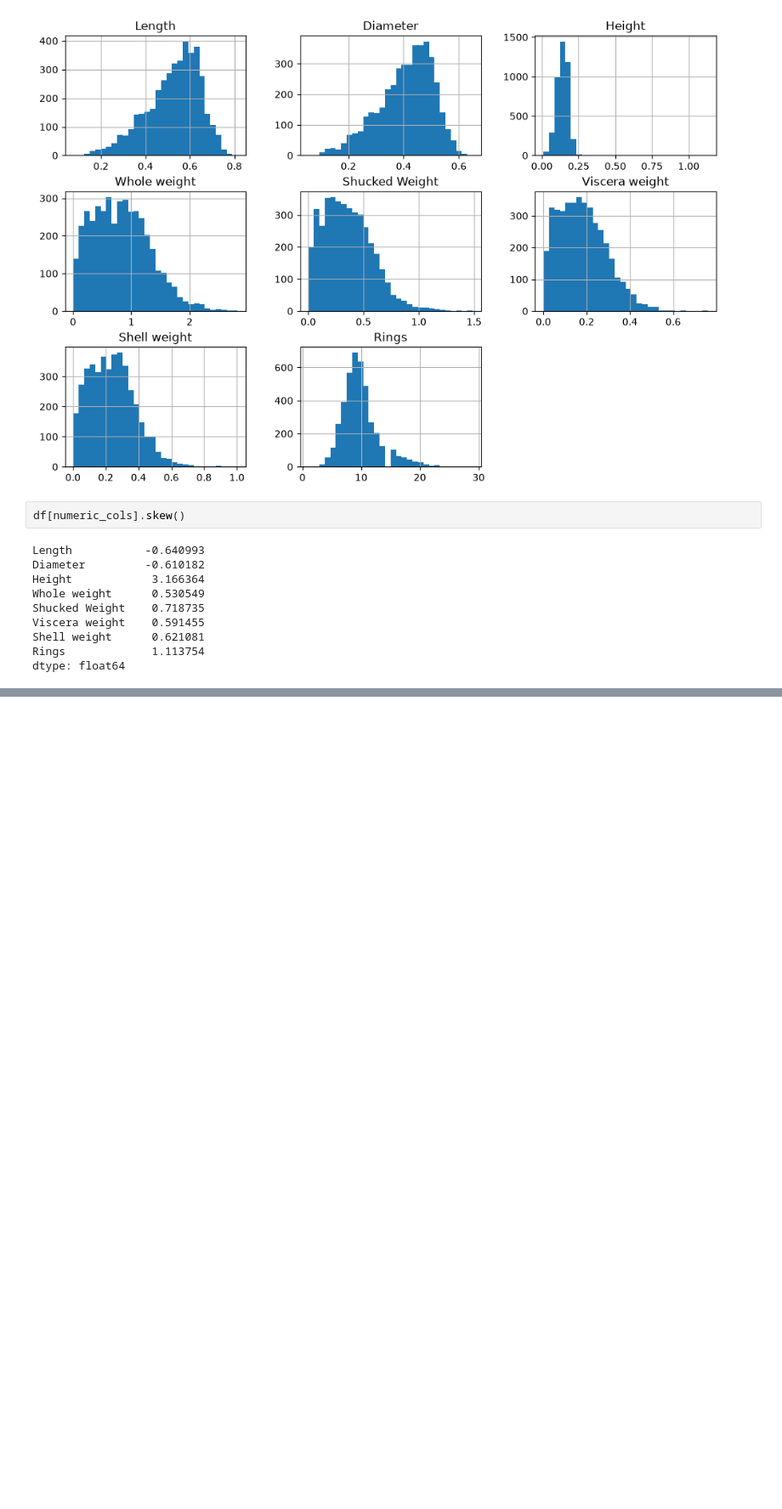
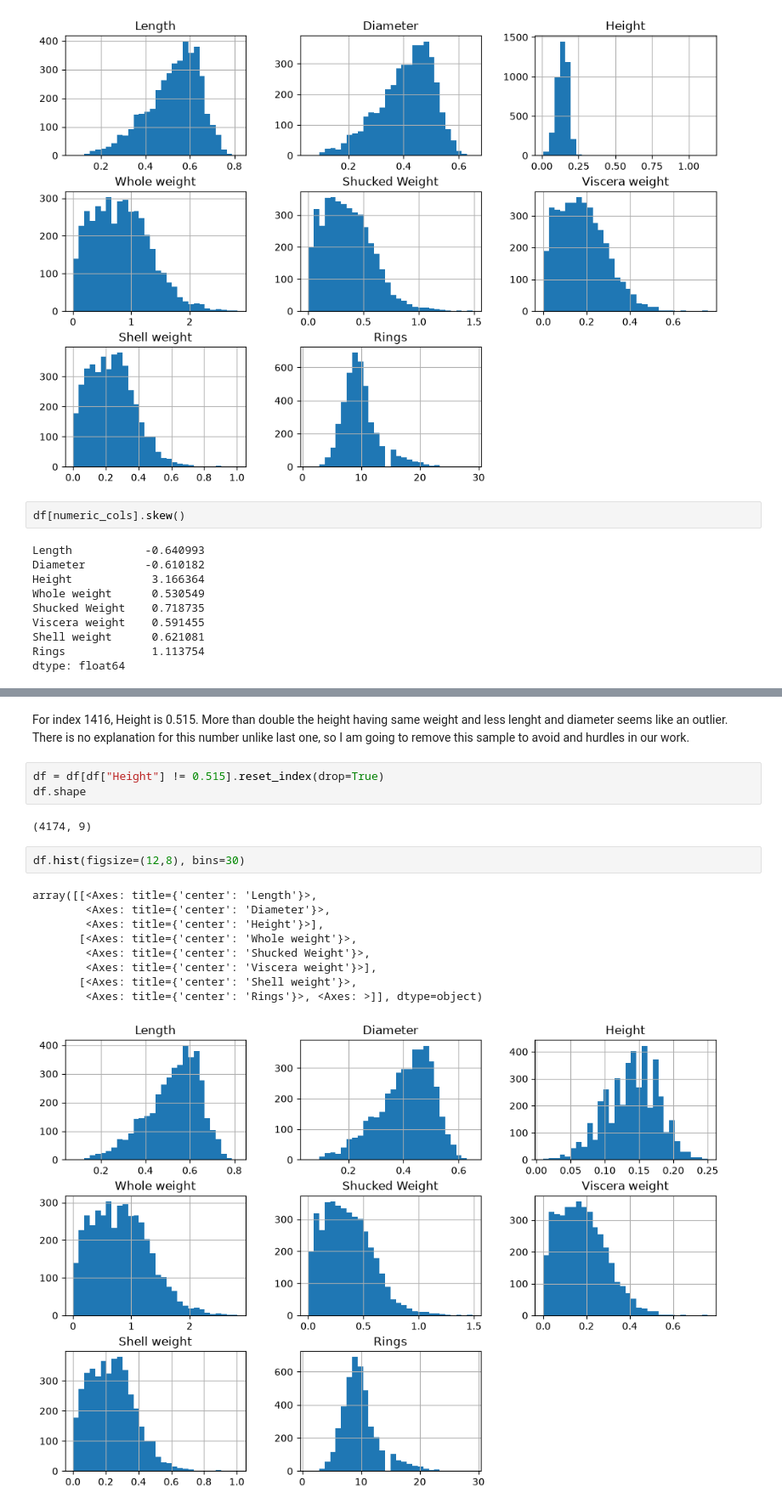
Before and after one commit to Qasimb946/Machine-Learning-Non-Parametric-Learning-P1, a Jupyter notebook: Notebooks/EDA_Abalone.ipynb, the cells around one changed output, grey strips where cells are left out. Shown at 85% size. Cells and saved outputs as stored; diff of their text form; blank space fills up the shorter version.

```diff
--- a/Notebooks/EDA_Abalone.ipynb
+++ b/Notebooks/EDA_Abalone.ipynb
@@ -112,0 +205,19 @@ dtype: float64
+# %% [markdown]
+For index 1416, Height is 0.515. More than double the height having same weight and less lenght and diameter seems like an outlier. There is no explanation for this number unlike last one, so I am going to remove this sample to avoid and hurdles in our work.
+# %%
+df = df[df["Height"] != 0.515].reset_index(drop=True)
+df.shape
+# %% [output]
+(4174, 9)
+# %%
+df.hist(figsize=(12,8), bins=30)
+# %% [output]
+array([[<Axes: title={'center': 'Length'}>,
+        <Axes: title={'center': 'Diameter'}>,
+        <Axes: title={'center': 'Height'}>],
+       [<Axes: title={'center': 'Whole weight'}>,
+        <Axes: title={'center': 'Shucked Weight'}>,
+        <Axes: title={'center': 'Viscera weight'}>],
+       [<Axes: title={'center': 'Shell weight'}>,
+        <Axes: title={'center': 'Rings'}>, <Axes: >]], dtype=object)
+[figure, added]
```
Also changed, not shown: parts of 17 cells of this notebook.
